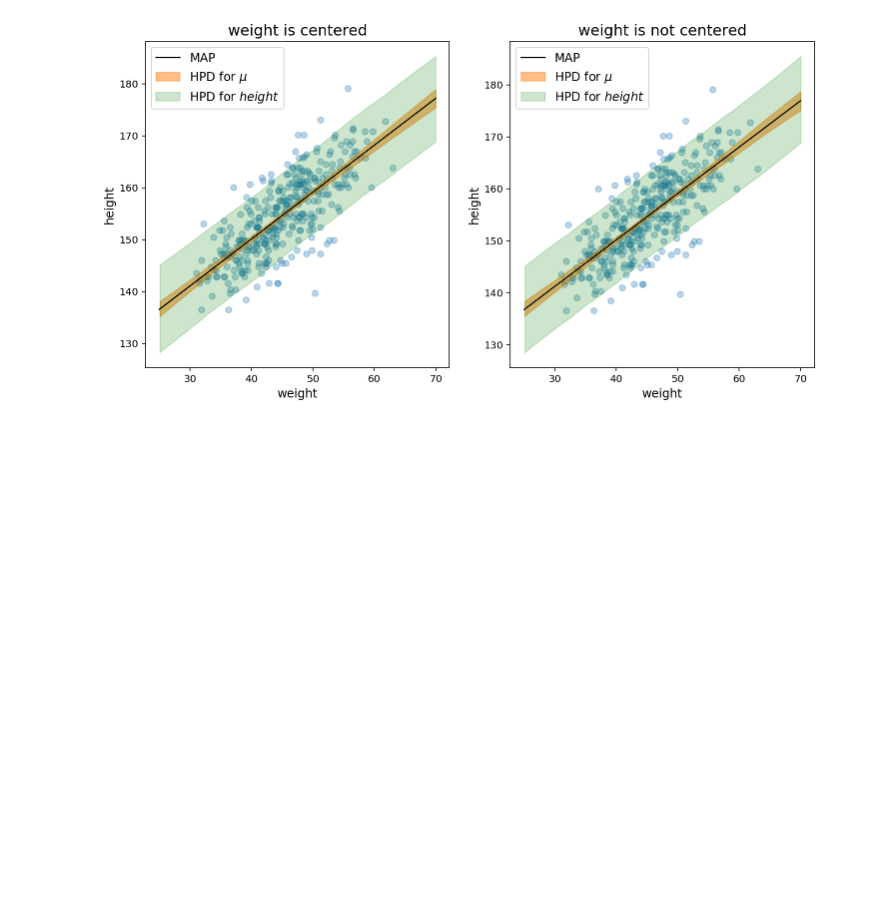
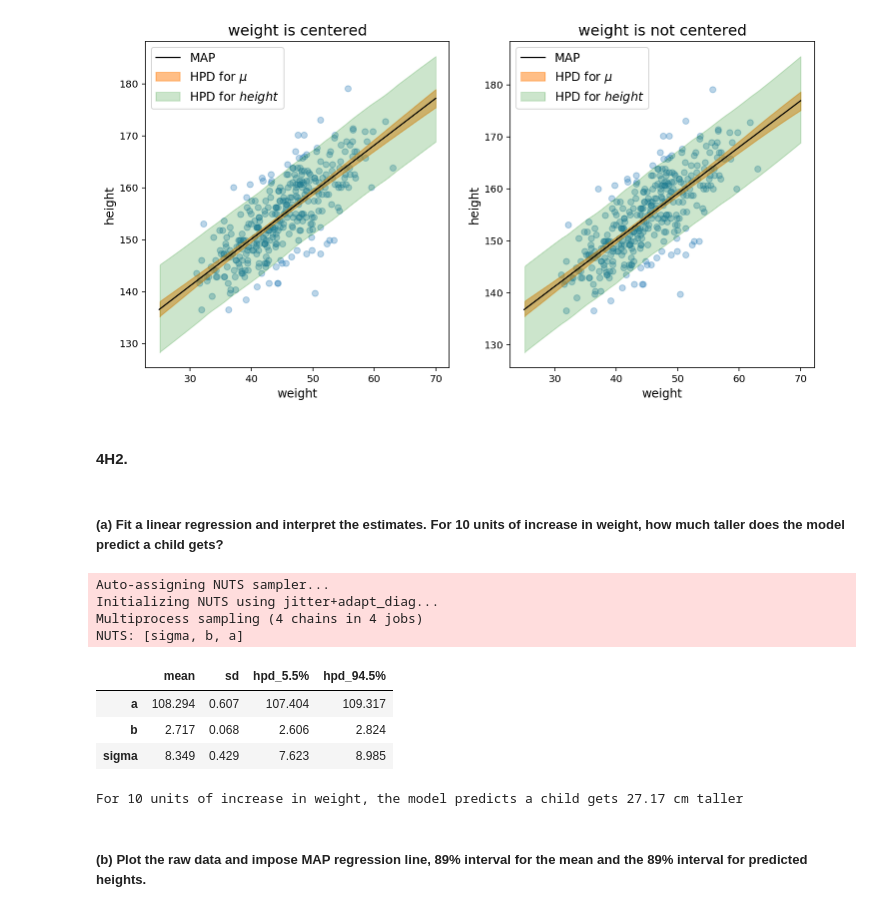
Before and after one commit to gie-de-moo/Learning_Statistical_Rethinking_2nd_edition, a Jupyter notebook: book_exercises/ch04_exericise.ipynb, the cells around one changed output. Drawn from its saved outputs; the diff is of its cells as text; code cells hidden in the pictures; blank space fills up the shorter version.

```diff
--- a/book_exercises/ch04_exericise.ipynb
+++ b/book_exercises/ch04_exericise.ipynb
@@ -167,3 +169,7 @@ ax2.legend()
 pass
 # %% [output]
 [figure]
+# %% [markdown]
+#### 4H2.
+# %% [markdown]
+##### (a) Fit a linear regression and interpret the estimates. For 10 units of increase in weight, how much taller does the model predict a child gets?
@@ -169,0 +178,35 @@ pass
+# %%
+with pm.Model() as m_h2:
+    # data
+    weight = pm.Data("weight", d3.weight - d3.weight.mean())
+    height = pm.Data("height", d3.height)
+
+    # prior
+    a = pm.Normal("a", mu=100, sigma=20)
+    b = pm.Lognormal("b", mu=0, sigma=1)
+    sigma = pm.Exponential("sigma", lam=1)
+
+    # regression
+    mu = a + b * weight
+    height_hat = pm.Normal("height_hat", mu=mu, sigma=sigma, observed=height)
+
+    # sampling
+    trace_m_h2 = pm.sample(draws=1000, tune=1000)
+# %% [output]
+Auto-assigning NUTS sampler...
+Initializing NUTS using jitter+adapt_diag...
+Multiprocess sampling (4 chains in 4 jobs)
+NUTS: [sigma, b, a]
+# %%
+az.summary(trace_m_h2, kind='stats')
+# %% [output]
+|  | mean | sd | hpd_5.5% | hpd_94.5% |
+| a | 108.294 | 0.607 | 107.404 | 109.317 |
+| b | 2.717 | 0.068 | 2.606 | 2.824 |
+| sigma | 8.349 | 0.429 | 7.623 | 8.985 |
+# %%
+print(f"For 10 units of increase in weight, the model predicts a child gets {trace_m_h2['b'].mean() * 10:.2f} cm taller")
+# %% [output]
+For 10 units of increase in weight, the model predicts a child gets 27.17 cm taller
+# %% [markdown]
+##### (b) Plot the raw data and impose MAP regression line, 89% interval for the mean and the 89% interval for predicted heights.
```
Also changed, not shown: parts of 8 cells of this notebook.
